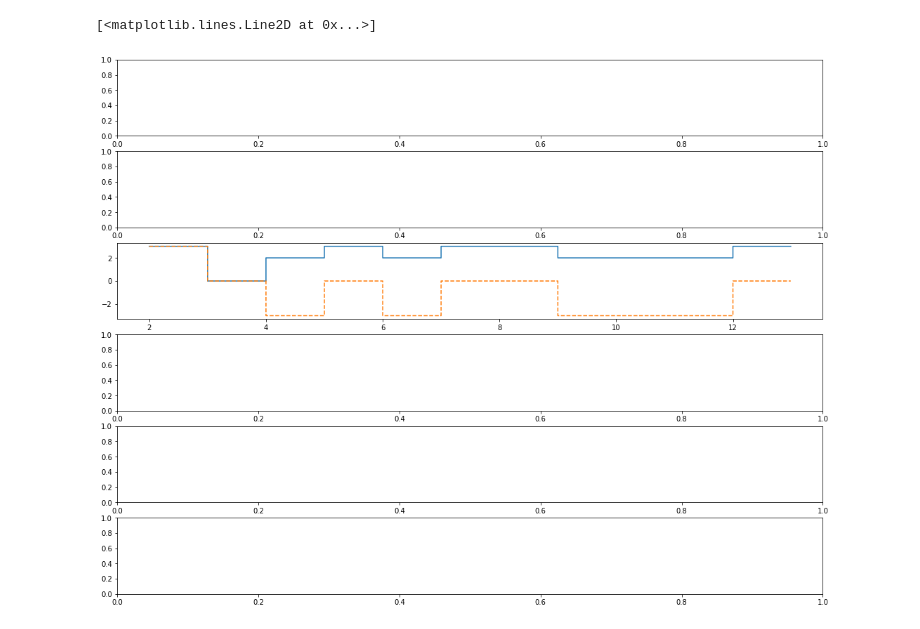
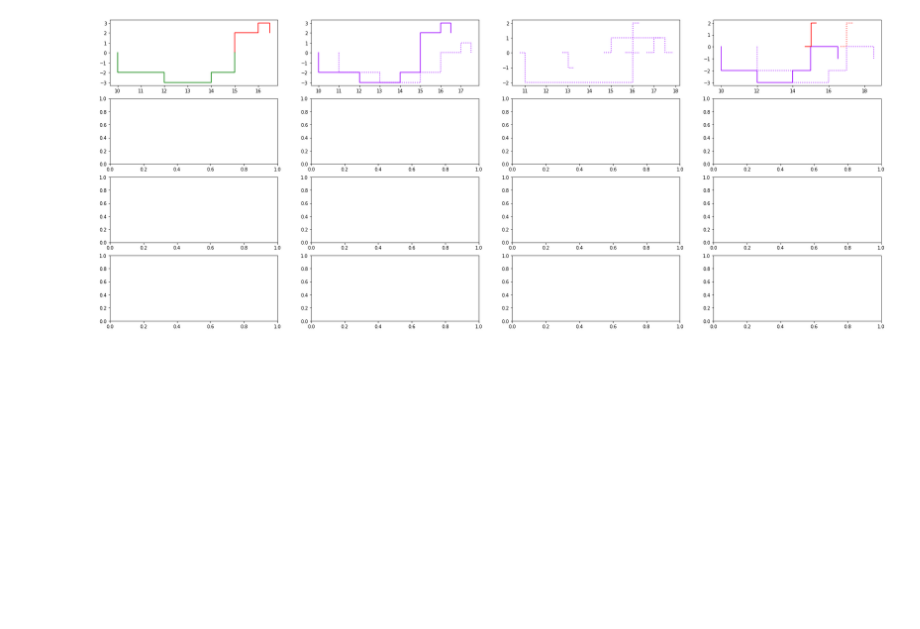
Before and after one commit to probability/topicmodelunderstanding, a Jupyter notebook: Notebooks/Functional Testing.ipynb, the cells around one changed output. Cells and saved outputs as stored; diff of their text form; code cells hidden in the pictures; blank space fills up the shorter version.

```diff
--- a/Notebooks/Functional Testing.ipynb
+++ b/Notebooks/Functional Testing.ipynb
@@ -6,39 +0,0 @@ ResourceWarning: Enable tracemalloc to get the object allocation traceback
-# %%
-# x = Step(3.75)
-# y = Step(5.6,6)
-# y2 = Step(8.2,8.8)
-# y3 = Step(9.2,9.8)
-
-# z = Step(7.2)
-# q = Step(12)
-
-# p = Step(9,weight=-1)
-# p1 = Step(9.5,weight=-1)
-
-# ss1 = Steps().add([z,x,y])
-
-# ss2 = Steps()
-# ss2 = ss2.add([q,x,p])
-
-
-ss3 = Steps().add([Step(end=3,weight=3),Step(4),Step(4),Step(5,6),Step(7),Step(12),Step(9,weight=-1)])
-
-# ss4 = ss3+y2 + 3
-
-# ss5 = Steps().add([y2,y3])
-# yy = y3+y3-y2
-
-p = np.arange(2,13,0.01)
-
-fig,ax = plt.subplots(nrows=6,figsize=(18,14))
-
-# ax[0].step(p,ss1.step(p))
-# ax[1].step(p,ss2.step(p))
-ax[2].step(p,ss3.step(p))
-ax[2].step(p,(ss3>2).step(p),linestyle='--')
-# ax[3].step(p,ss4.step(p))
-# ax[3].step(p,(ss4 > 5).step(p),color='r')
-# ax[5].step(p,ss5.step(p))
-# %% [output]
-[<matplotlib.lines.Line2D at 0x...>]
-[figure, removed]
@@ -45,3 +12,42 @@ ax[2].step(p,(ss3>2).step(p),linestyle='--')
+# %%
+s1 = Step(start=10,end=15,weight=-2)
+s2 = Step(start=12,weight=-1)
+s3 = Step(end=13,weight=2.5)
+s4 = Step(start=14,end=16.5)
+s5 = Step(start=15,weight=2)
+s6 = Step(start=16)
+
+s7 = Step(start=13.5,end=14.5,weight=2)
+s8 = Step(start=12.5,end=13.5)
+s9 = Step(start=11.5,end=16.25,weight=2)
+
+st = Steps().add([s1,s2,s4,s5,s6])
+st2 = Steps().add([s7,s8,s9,s7])
+# %%
+#t = np.arange(10,20,0.01)
+fig, (axr1,axr2,axr3,axr4) = plt.subplots(ncols = 4, nrows=4, figsize=(30,12))
+
+st.plot(ax=axr1[1])
+st_p1 = st>>1
+st_p1.plot(ax=axr1[1],linestyle=':')
+
+(st>0).plot(ax=axr1[0],color='r')
+(st<0).plot(ax=axr1[0],color='g')
+
+(s1+s4+s2).plot(ax=axr1[3])
+(s5).plot(ax=axr1[3],color='r')
+(s5>>2).plot(ax=axr1[3],color='r',linestyle=':')
+((s1+s4+s2)>>2).plot(ax=axr1[3],linestyle=':')
+#s1.plot(ax=axr1[2])
+# s1_p1 = s1
+# s1_p1._start += 1
+# s1_p1._end._start += 1
+# s1_p1.plot(ax=axr1[2],linestyle=':')
+for s in [s1,s2,s4,s5,s6]:
+    #s.plot(ax=axr1[2])
+    (s>>1).plot(ax=axr1[2],linestyle=':')
+# %% [output]
+[figure, added]
 # %%
 
 from itertools import groupby
```
Also changed, not shown: parts of 5 cells of this notebook, 5 other files.
